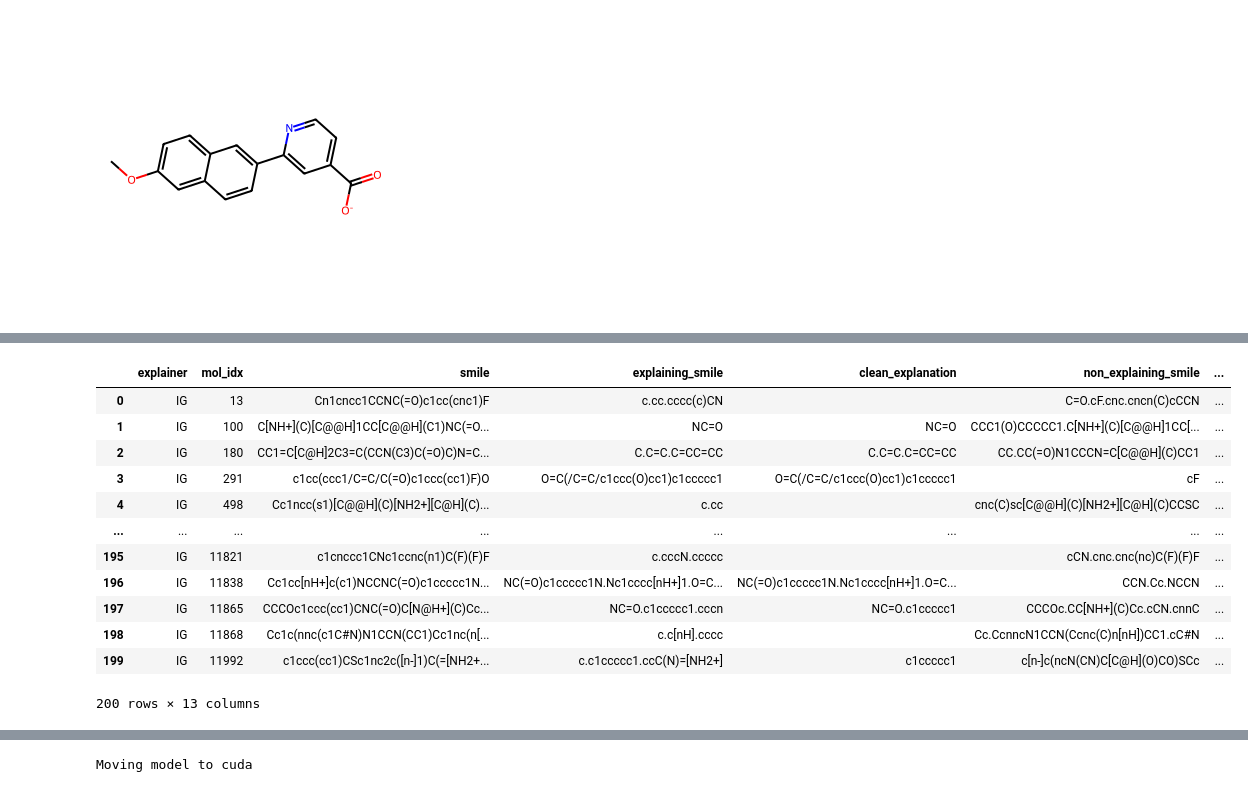
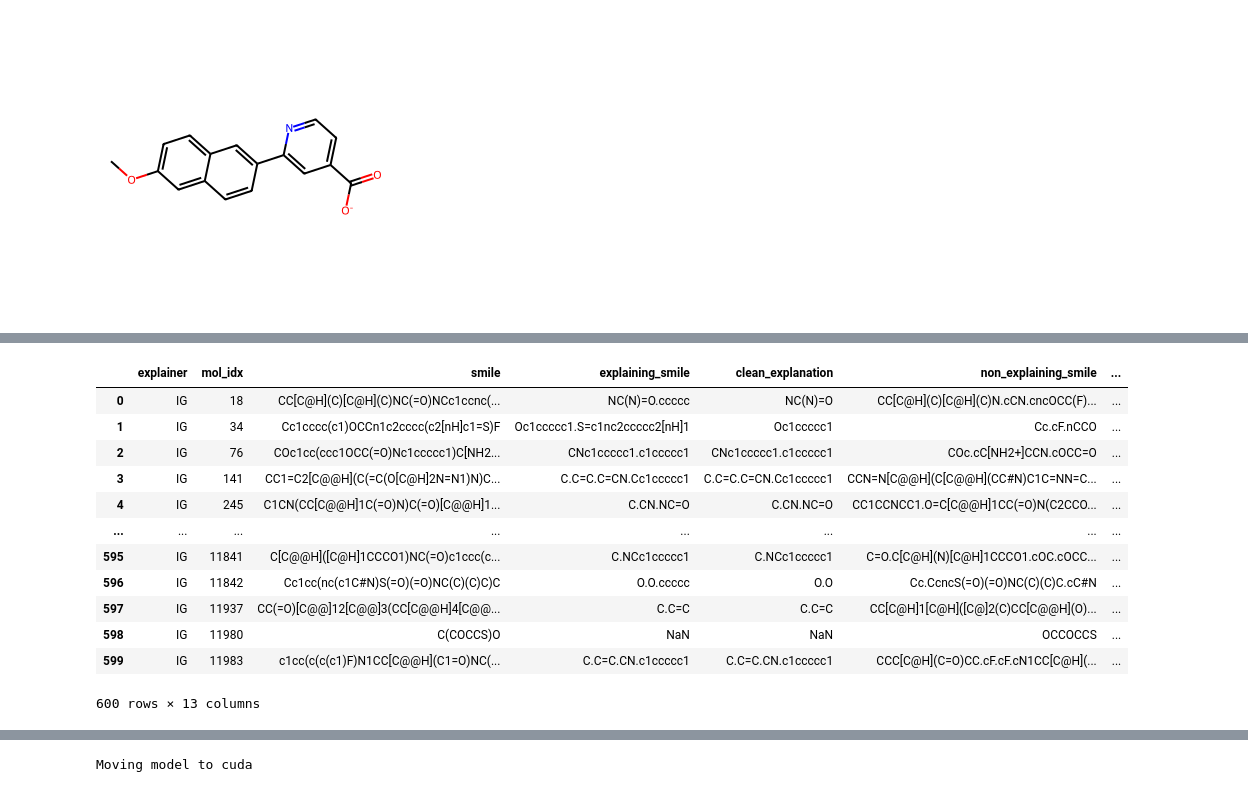
Before and after one commit to helipajari/mpp-comp-suff, a Jupyter notebook: Examples/Comprehensiveness_Sufficiency.ipynb, the cells around one changed output, grey strips where cells are left out. Drawn from its saved outputs; the diff is of its cells as text; code cells hidden in the pictures.

Commit message:
Generated new comps and suffs for 600 random samples

```diff
--- a/Examples/Comprehensiveness_Sufficiency.ipynb
+++ b/Examples/Comprehensiveness_Sufficiency.ipynb
@@ -679,0 +661,13 @@ Moving model to cuda
+# %%
+c_and_s = []
+def read_comp_suff(attr):
+    """Try to read comp and suff for given explainer from a file, else generate a new one."""
+    p = os.path.join(exp_path, 'comps_suffs', f"{attr}_{SAMPLE_SIZE}_split_comp_and_suff.csv")
+    try:
+        c_and_s_expl = pd.read_csv(p)
+        c_and_s.append(c_and_s_expl)
+    except:
+        c_and_s_expl = comp_and_suff_data(explainer=attr, random_samples=True)
+        expl_df = pd.DataFrame(c_and_s_expl)
+        c_and_s.append(expl_df)
+        expl_df.to_csv(p, header=True, index=False)
@@ -680,17 +683,17 @@ Moving model to cuda
 # %%
-pd.DataFrame(c_and_s[0])
+c_and_s[0]
 # %% [output]
 |  | explainer | mol_idx | smile | explaining_smile | clean_explanation | non_explaining_smile | ... |
-| 0 | IG | 13 | Cn1cncc1CCNC(=O)c1cc(cnc1)F | c.cc.cccc(c)CN |  | C=O.cF.cnc.cncn(C)cCCN | ... |
-| 1 | IG | 100 | C[NH+](C)[C@@H]1CC[C@@H](C1)NC(=O... | NC=O | NC=O | CCC1(O)CCCCC1.C[NH+](C)[C@@H]1CC[... | ... |
-| 2 | IG | 180 | CC1=C[C@H]2C3=C(CCN(C3)C(=O)C)N=C... | C.C=C.C=CC=CC | C.C=C.C=CC=CC | CC.CC(=O)N1CCCN=C[C@@H](C)CC1 | ... |
-| 3 | IG | 291 | c1cc(ccc1/C=C/C(=O)c1ccc(cc1)F)O | O=C(/C=C/c1ccc(O)cc1)c1ccccc1 | O=C(/C=C/c1ccc(O)cc1)c1ccccc1 | cF | ... |
-| 4 | IG | 498 | Cc1ncc(s1)[C@@H](C)[NH2+][C@H](C)... | c.cc |  | cnc(C)sc[C@@H](C)[NH2+][C@H](C)CCSC | ... |
+| 0 | IG | 18 | CC[C@H](C)[C@H](C)NC(=O)NCc1ccnc(... | NC(N)=O.ccccc | NC(N)=O | CC[C@H](C)[C@H](C)N.cCN.cncOCC(F)... | ... |
+| 1 | IG | 34 | Cc1cccc(c1)OCCn1c2cccc(c2[nH]c1=S)F | Oc1ccccc1.S=c1nc2ccccc2[nH]1 | Oc1ccccc1 | Cc.cF.nCCO | ... |
+| 2 | IG | 76 | COc1cc(ccc1OCC(=O)Nc1ccccc1)C[NH2... | CNc1ccccc1.c1ccccc1 | CNc1ccccc1.c1ccccc1 | COc.cC[NH2+]CCN.cOCC=O | ... |
+| 3 | IG | 141 | CC1=C2[C@@H](C(=C(O[C@H]2N=N1)N)C... | C.C=C.C=CN.Cc1ccccc1 | C.C=C.C=CN.Cc1ccccc1 | CCN=N[C@@H](C[C@@H](CC#N)C1C=NN=C... | ... |
+| 4 | IG | 245 | C1CN(CC[C@@H]1C(=O)N)C(=O)[C@@H]1... | C.CN.NC=O | C.CN.NC=O | CC1CCNCC1.O=C[C@@H]1CC(=O)N(C2CCO... | ... |
 | ... | ... | ... | ... | ... | ... | ... | ... |
-| 195 | IG | 11821 | c1cnccc1CNc1ccnc(n1)C(F)(F)F | c.cccN.ccccc |  | cCN.cnc.cnc(nc)C(F)(F)F | ... |
-| 196 | IG | 11838 | Cc1cc[nH+]c(c1)NCCNC(=O)c1ccccc1N... | NC(=O)c1ccccc1N.Nc1cccc[nH+]1.O=C... | NC(=O)c1ccccc1N.Nc1cccc[nH+]1.O=C... | CCN.Cc.NCCN | ... |
-| 197 | IG | 11865 | CCCOc1ccc(cc1)CNC(=O)C[N@H+](C)Cc... | NC=O.c1ccccc1.cccn | NC=O.c1ccccc1 | CCCOc.CC[NH+](C)Cc.cCN.cnnC | ... |
-| 198 | IG | 11868 | Cc1c(nnc(c1C#N)N1CCN(CC1)Cc1nc(n[... | c.c[nH].cccc |  | Cc.CcnncN1CCN(Ccnc(C)n[nH])CC1.cC#N | ... |
-| 199 | IG | 11992 | c1ccc(cc1)CSc1nc2c([n-]1)C(=[NH2+... | c.c1ccccc1.ccC(N)=[NH2+] | c1ccccc1 | c[n-]c(ncN(CN)C[C@H](O)CO)SCc | ... |
+| 595 | IG | 11841 | C[C@@H]([C@H]1CCCO1)NC(=O)c1ccc(c... | C.NCc1ccccc1 | C.NCc1ccccc1 | C=O.C[C@H](N)[C@H]1CCCO1.cOC.cOCC... | ... |
+| 596 | IG | 11842 | Cc1cc(nc(c1C#N)S(=O)(=O)NC(C)(C)C)C | O.O.ccccc | O.O | Cc.CcncS(=O)(=O)NC(C)(C)C.cC#N | ... |
+| 597 | IG | 11937 | CC(=O)[C@@]12[C@@]3(CC[C@@H]4[C@@... | C.C=C | C.C=C | CC[C@H]1[C@H]([C@]2(C)CC[C@@H](O)... | ... |
+| 598 | IG | 11980 | C(COCCS)O | NaN | NaN | OCCOCCS | ... |
+| 599 | IG | 11983 | c1cc(c(c(c1)F)N1CC[C@@H](C1=O)NC(... | C.C=C.CN.c1ccccc1 | C.C=C.CN.c1ccccc1 | CCC[C@H](C=O)CC.cF.cF.cN1CC[C@H](... | ... |
-200 rows × 13 columns
+600 rows × 13 columns
 # %%
```
Also changed, not shown: parts of 9 cells of this notebook, 5 other files.
